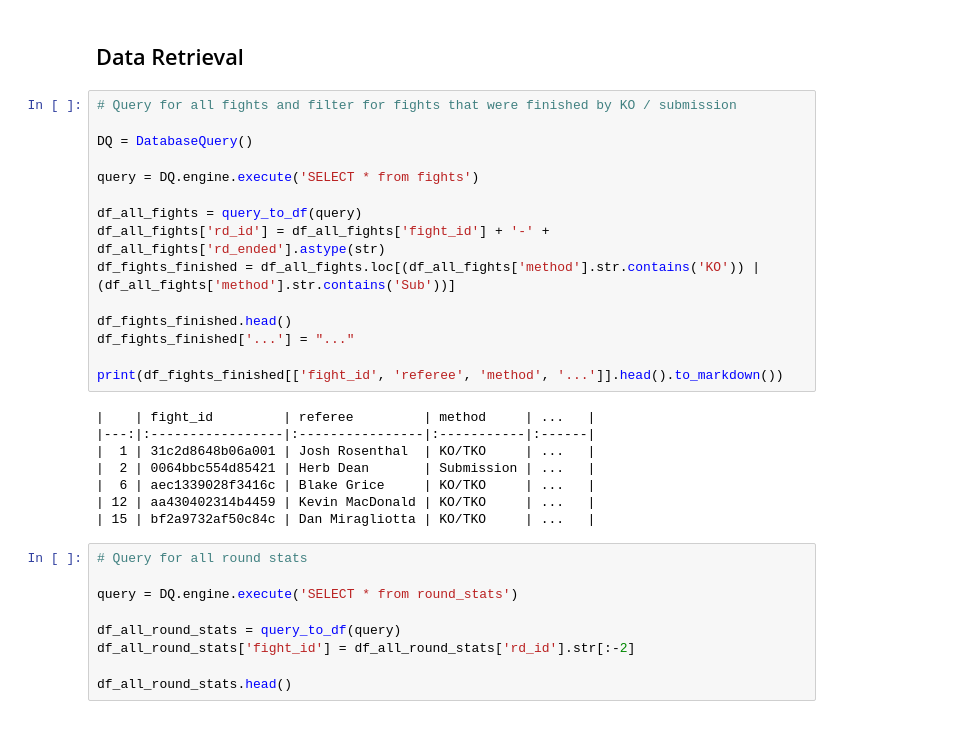
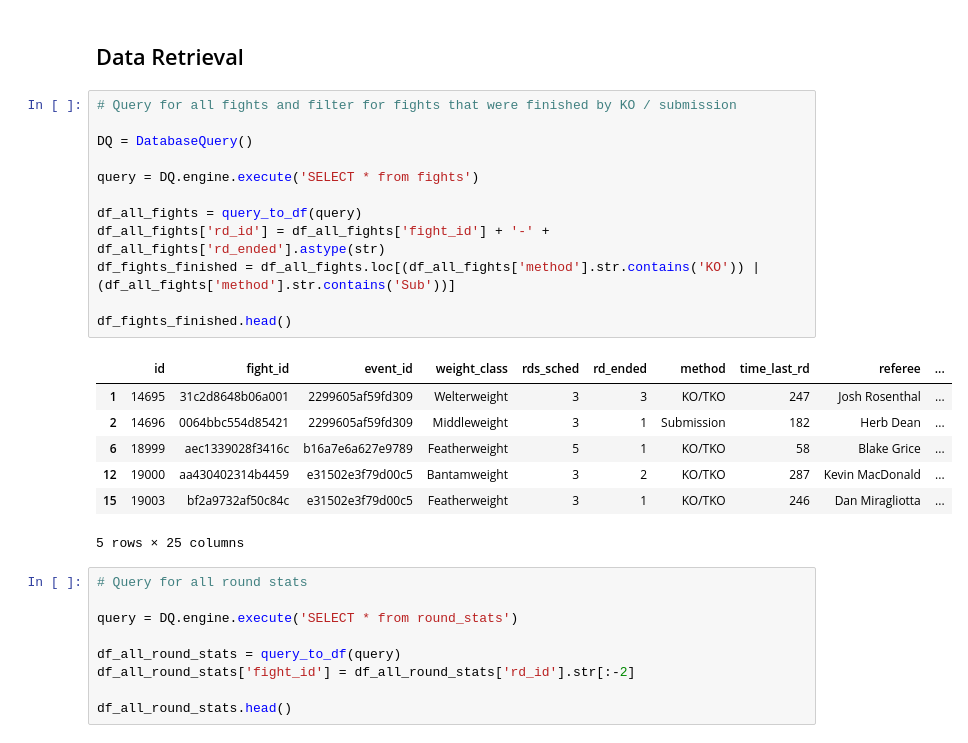
Before and after one commit to neelgokhale/UFCData-Project, a Jupyter notebook: code/ML Model.ipynb, the cells around one changed output. Saved outputs shown, nothing was run; the diff lists cells and outputs as text.

```diff
--- a/code/ML Model.ipynb
+++ b/code/ML Model.ipynb
@@ -47,26 +47,23 @@ MODEL_PATH = os.path.join(DATA_DIR, 'mlp_trained_model.pkl')
 # %%
 # Query for all fights and filter for fights that were finished by KO / submission
 
 DQ = DatabaseQuery()
 
 query = DQ.engine.execute('SELECT * from fights')
 
 df_all_fights = query_to_df(query)
 df_all_fights['rd_id'] = df_all_fights['fight_id'] + '-' + df_all_fights['rd_ended'].astype(str)
 df_fights_finished = df_all_fights.loc[(df_all_fights['method'].str.contains('KO')) | (df_all_fights['method'].str.contains('Sub'))]
 
 df_fights_finished.head()
-df_fights_finished['...'] = "..."
-
-print(df_fights_finished[['fight_id', 'referee', 'method', '...']].head().to_markdown())
 # %% [output]
+|  | id | fight_id | event_id | weight_class | rds_sched | rd_ended | method | time_last_rd | referee | ... |
+| 1 | 14695 | 31c2d8648b06a001 | 2299605af59fd309 | Welterweight | 3 | 3 | KO/TKO | 247 | Josh Rosenthal | ... |
+| 2 | 14696 | 0064bbc554d85421 | 2299605af59fd309 | Middleweight | 3 | 1 | Submission | 182 | Herb Dean | ... |
+| 6 | 18999 | aec1339028f3416c | b16a7e6a627e9789 | Featherweight | 5 | 1 | KO/TKO | 58 | Blake Grice | ... |
+| 12 | 19000 | aa430402314b4459 | e31502e3f79d00c5 | Bantamweight | 3 | 2 | KO/TKO | 287 | Kevin MacDonald | ... |
+| 15 | 19003 | bf2a9732af50c84c | e31502e3f79d00c5 | Featherweight | 3 | 1 | KO/TKO | 246 | Dan Miragliotta | ... |
-|    | fight_id         | referee         | method     | ...   |
-|---:|:-----------------|:----------------|:-----------|:------|
-|  1 | 31c2d8648b06a001 | Josh Rosenthal  | KO/TKO     | ...   |
-|  2 | 0064bbc554d85421 | Herb Dean       | Submission | ...   |
-|  6 | aec1339028f3416c | Blake Grice     | KO/TKO     | ...   |
-| 12 | aa430402314b4459 | Kevin MacDonald | KO/TKO     | ...   |
-| 15 | bf2a9732af50c84c | Dan Miragliotta | KO/TKO     | ...   |
+5 rows × 25 columns
 # %%
 # Query for all round stats
 
```
